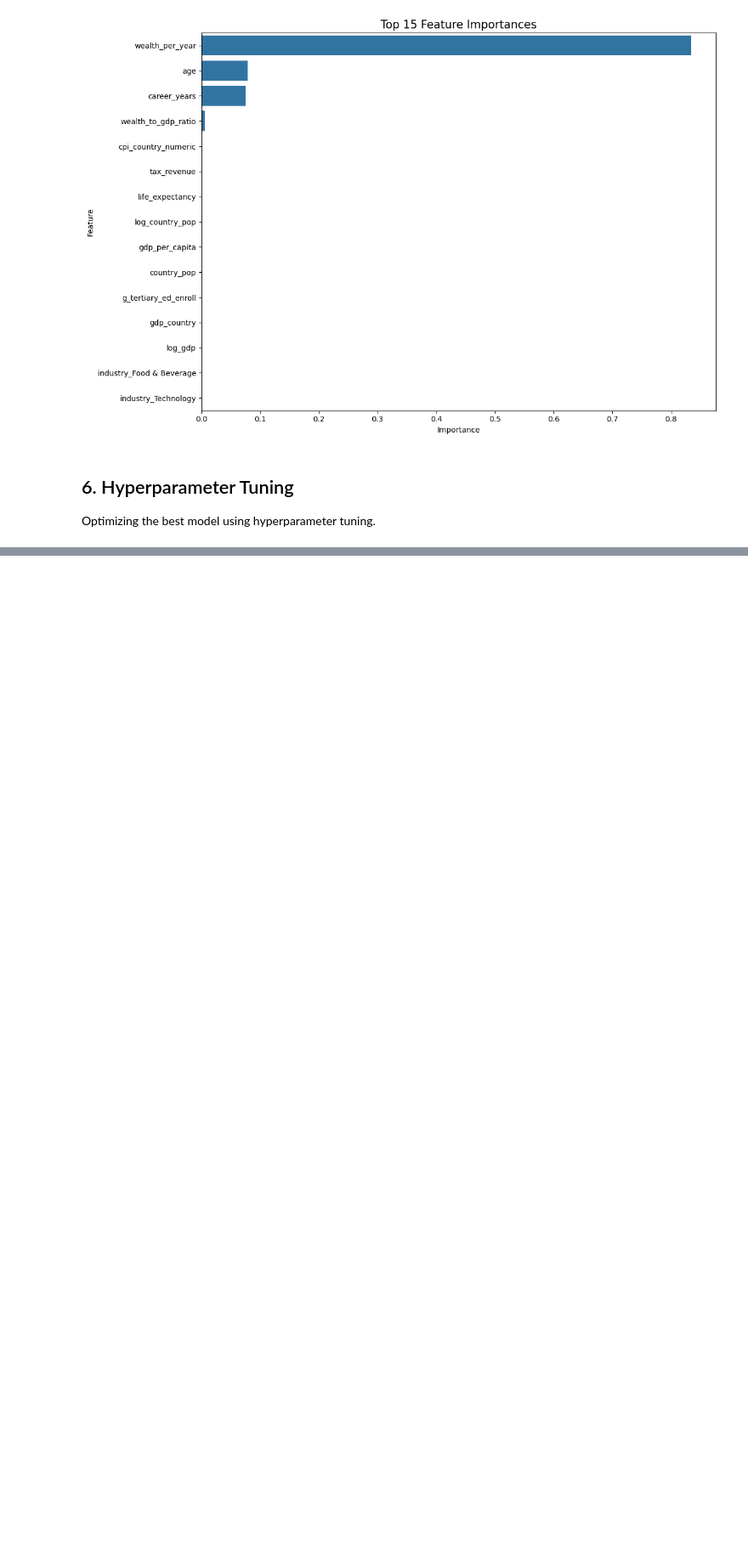
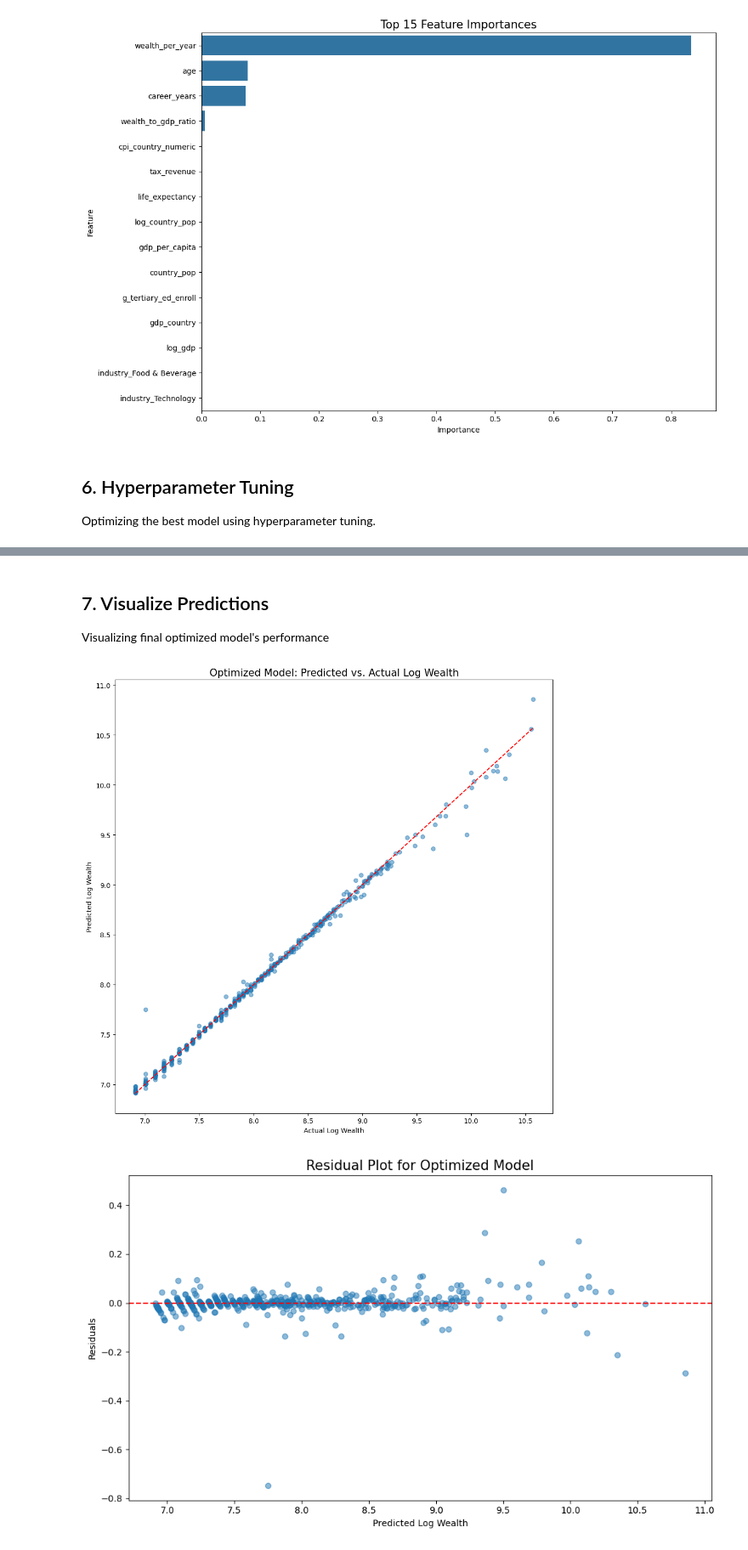
Before and after one commit to namdavid2904/billionaires-wealth-analysis, a Jupyter notebook: notebooks/03_predictive_modeling.ipynb, the cells around one changed output, grey strips where cells are left out. Shown: that part at 85% size. Saved outputs shown, nothing was run; the diff lists cells and outputs as text; code cells hidden in the pictures; blank space fills up the shorter version.

Commit message:
Visualize performance of optimized model

```diff
--- a/notebooks/03_predictive_modeling.ipynb
+++ b/notebooks/03_predictive_modeling.ipynb
@@ -359,0 +378,36 @@ R² Score: 0.9951
+# %% [markdown]
+## 7. Visualize Predictions
+Visualizing final optimized model's performance
+# %%
+# Visualize predictions vs actual values
+plt.figure(figsize=(10, 10))
+plt.scatter(y_test, y_pred_optimized, alpha=0.5)
+plt.plot([min(y_test), max(y_test)], [min(y_test), max(y_test)], 'r--')
+plt.title('Optimized Model: Predicted vs. Actual Log Wealth', fontsize=15)
+plt.xlabel('Actual Log Wealth')
+plt.ylabel('Predicted Log Wealth')
+plt.tight_layout()
+plt.show()
+
+# Create residual plot
+residuals = y_test - y_pred_optimized
+plt.figure(figsize=(10, 6))
+plt.scatter(y_pred_optimized, residuals, alpha=0.5)
+plt.axhline(y=0, color='r', linestyle='--')
+plt.title('Residual Plot for Optimized Model', fontsize=15)
+plt.xlabel('Predicted Log Wealth')
+plt.ylabel('Residuals')
+plt.tight_layout()
+plt.show()
+
+# Plot distribution of residuals
+plt.figure(figsize=(10, 6))
+sns.histplot(residuals, kde=True)
+plt.title('Distribution of Residuals', fontsize=15)
+plt.xlabel('Residual Value')
+plt.axvline(x=0, color='r', linestyle='--')
+plt.tight_layout()
+plt.show()
+# %% [output]
+[figure, added]
+[figure, added]
```
Also changed, not shown: parts of 2 cells of this notebook.
